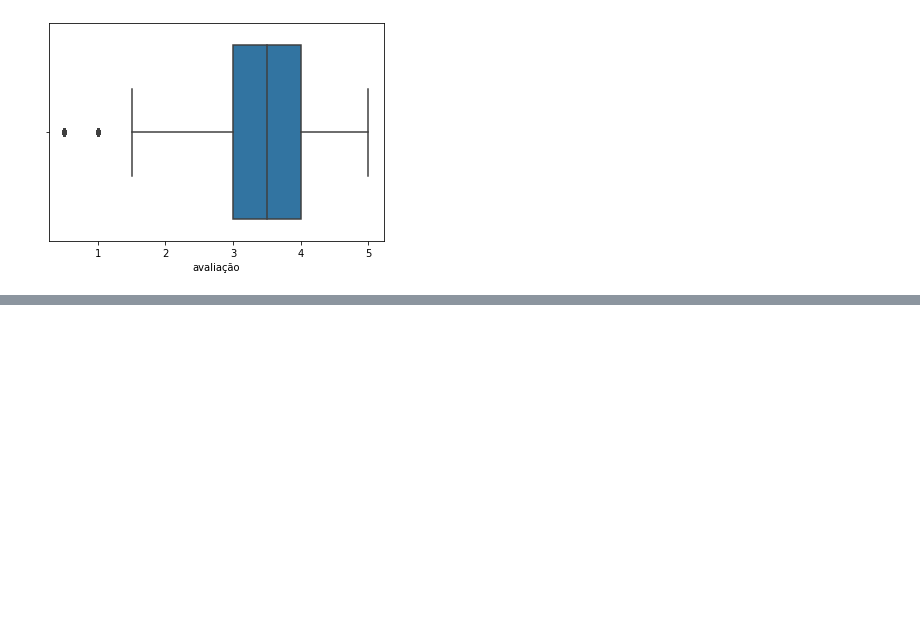
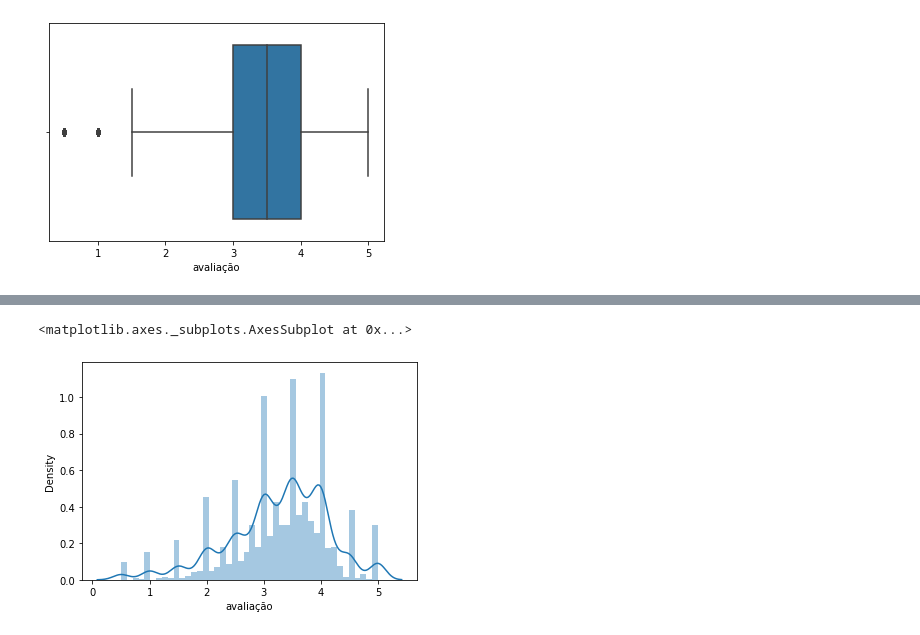
Before and after one commit to P-Ancelmo/Introducao-a-datascience, a Jupyter notebook: Introdução_a_Data_Science.ipynb, the cells around one changed output, grey strips where cells are left out. Cells and saved outputs as stored; diff of their text form; code cells hidden in the pictures; blank space fills up the shorter version.

```diff
--- a/Introdução_a_Data_Science.ipynb
+++ b/Introdução_a_Data_Science.ipynb
@@ -69,0 +137,5 @@ sns.boxplot(notas.avaliação)
+# %%
+sns.distplot(medias_por_filme)
+# %% [output]
+<matplotlib.axes._subplots.AxesSubplot at 0x...>
+[figure, added]
```
Also changed, not shown: parts of 9 cells of this notebook.
